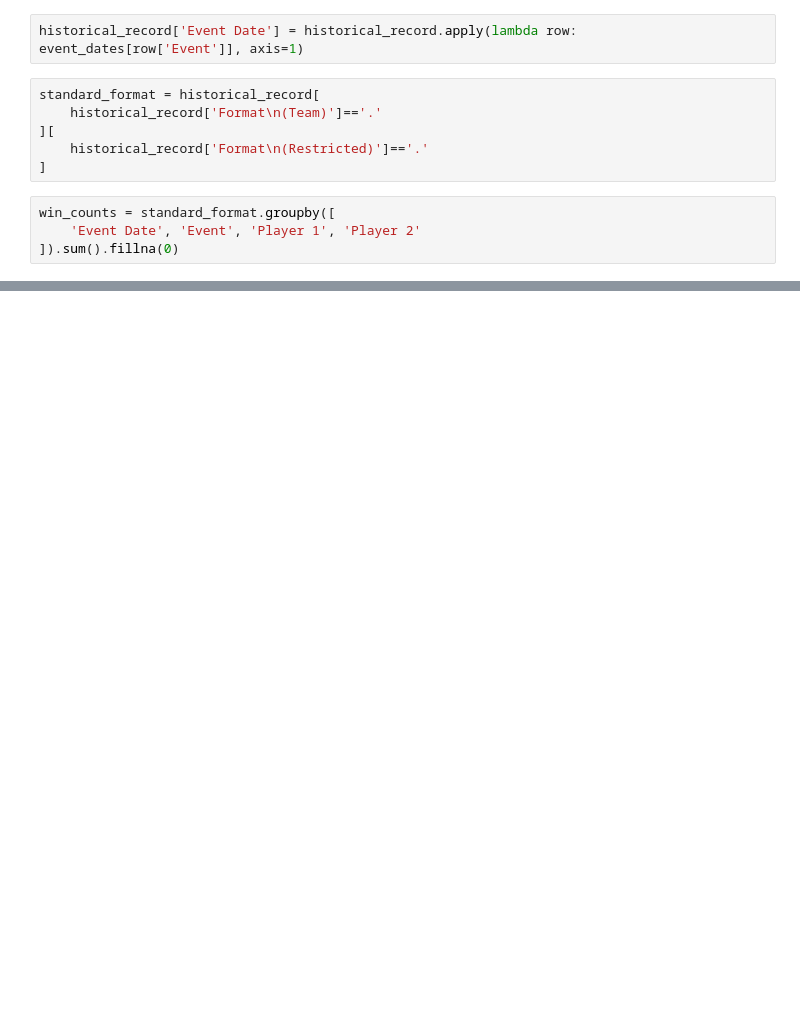
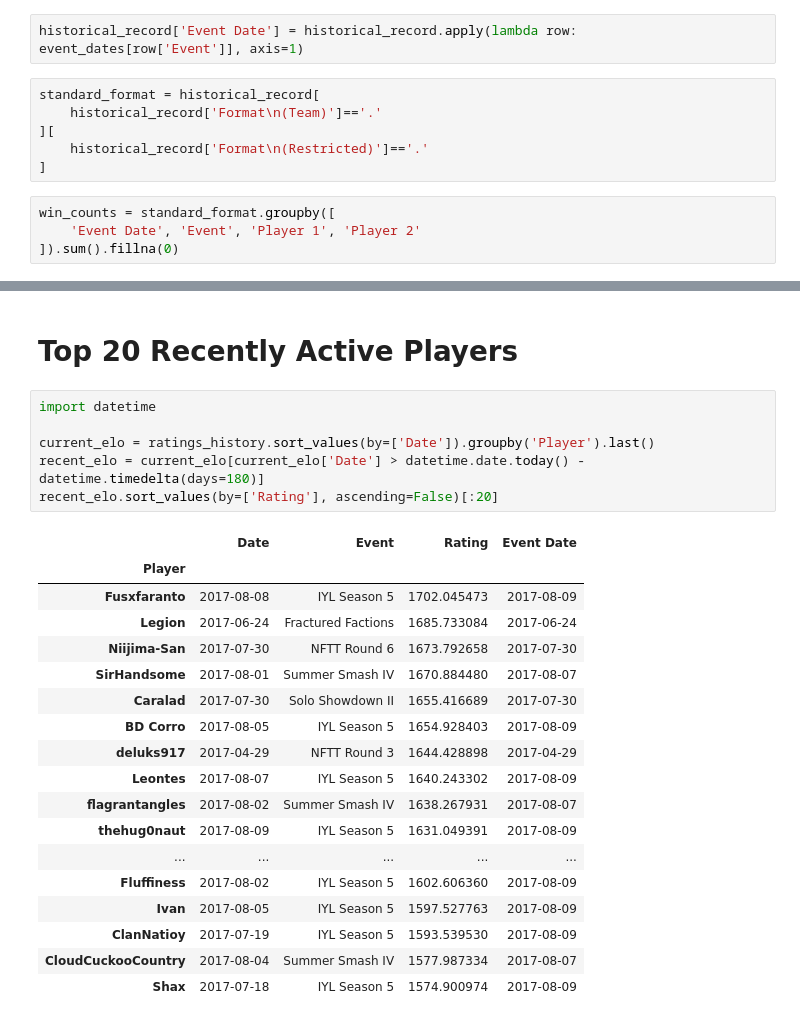
Before and after one commit to cpennington/yomi-skill, a Jupyter notebook: Skill Record.ipynb, the cells around one changed output, grey strips where cells are left out. Cells and saved outputs as stored; diff of their text form; blank space fills up the shorter version.

```diff
--- a/Skill Record.ipynb
+++ b/Skill Record.ipynb
@@ -109,0 +137,27 @@ ratings_history.groupby('Player').mean().sort_values(by=['Rating'], ascending=Fa
+# %% [markdown]
+# Top 20 Recently Active Players
+# %%
+import datetime
+
+current_elo = ratings_history.sort_values(by=['Date']).groupby('Player').last()
+recent_elo = current_elo[current_elo['Date'] > datetime.date.today() - datetime.timedelta(days=180)]
+recent_elo.sort_values(by=['Rating'], ascending=False)[:20]
+# %% [output]
+|  | Date | Event | Rating | Event Date |
+| Player |  |  |  |  |
+| Fusxfaranto | 2017-08-08 | IYL Season 5 | 1702.045473 | 2017-08-09 |
+| Legion | 2017-06-24 | Fractured Factions | 1685.733084 | 2017-06-24 |
+| Niijima-San | 2017-07-30 | NFTT Round 6 | 1673.792658 | 2017-07-30 |
+| SirHandsome | 2017-08-01 | Summer Smash IV | 1670.884480 | 2017-08-07 |
+| Caralad | 2017-07-30 | Solo Showdown II | 1655.416689 | 2017-07-30 |
+| BD Corro | 2017-08-05 | IYL Season 5 | 1654.928403 | 2017-08-09 |
+| deluks917 | 2017-04-29 | NFTT Round 3 | 1644.428898 | 2017-04-29 |
+| Leontes | 2017-08-07 | IYL Season 5 | 1640.243302 | 2017-08-09 |
+| flagrantangles | 2017-08-02 | Summer Smash IV | 1638.267931 | 2017-08-07 |
+| thehug0naut | 2017-08-09 | IYL Season 5 | 1631.049391 | 2017-08-09 |
+| ... | ... | ... | ... | ... |
+| Fluffiness | 2017-08-02 | IYL Season 5 | 1602.606360 | 2017-08-09 |
+| Ivan | 2017-08-05 | IYL Season 5 | 1597.527763 | 2017-08-09 |
+| ClanNatioy | 2017-07-19 | IYL Season 5 | 1593.539530 | 2017-08-09 |
+| CloudCuckooCountry | 2017-08-04 | Summer Smash IV | 1577.987334 | 2017-08-07 |
+| Shax | 2017-07-18 | IYL Season 5 | 1574.900974 | 2017-08-09 |
```
Also changed, not shown: parts of 9 cells of this notebook.
